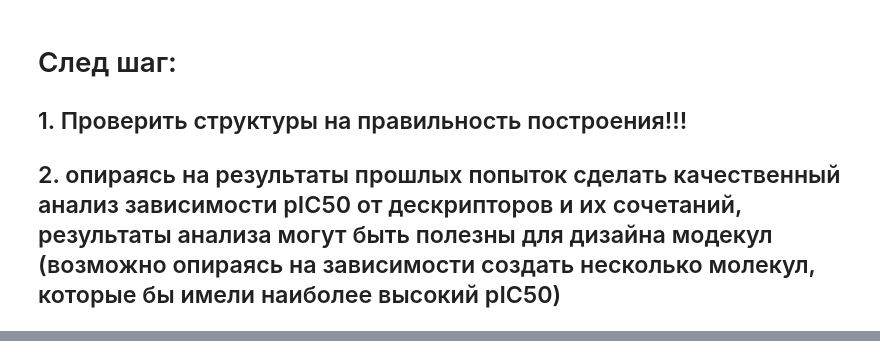
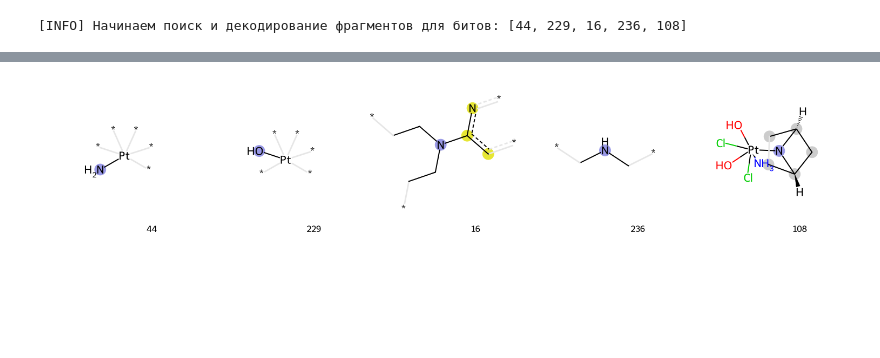
Before and after one commit to iaroslavbelavskii/anticancer-ml-project, a Jupyter notebook: ANTICANCER ACTIVITY FINAL/interpretation.ipynb, the cells around one changed output, grey strips where cells are left out. Cells and saved outputs as stored; diff of their text form; code cells hidden in the pictures; blank space fills up the shorter version.

```diff
--- a/ANTICANCER ACTIVITY FINAL/interpretation.ipynb
+++ b/ANTICANCER ACTIVITY FINAL/interpretation.ipynb
@@ -305,4 +52,71 @@ display(img_rh)
-# %% [markdown]
-# След шаг:
-## 1. Проверить структуры на правильность построения!!!
-## 2. опираясь на результаты прошлых попыток сделать качественный анализ зависимости pIC50 от дескрипторов и их сочетаний, результаты анализа могут быть полезны для дизайна модекул (возможно опираясь на зависимости создать несколько молекул, которые бы имели наиболее высокий pIC50)
+# %%
+import pandas as pd
+import numpy as np
+from rdkit import Chem
+from rdkit.Chem import AllChem, Draw
+
+# 1. ЗАГРУЗКА ДАТАСЕТА И ОПРЕДЕЛЕНИЕ ТОП-БИТОВ
+df = pd.read_csv("dataset_with_all_descriptors.csv")
+
+# Топ-5 активирующих битов из твоей синергии моделей (Ridge + CatBoost)
+top_bits = [44, 229, 16, 236, 108]
+
+print(f"[INFO] Начинаем поиск и декодирование фрагментов для битов: {top_bits}")
+
+# Словарь для хранения примеров молекул и ИСХОДНОГО bitInfo для каждого бита
+bit_examples = {}
+
+# 2. ПОИСК И ДЕКОДИРОВАНИЕ ФРАГМЕНТОВ ЧЕРЕЗ BITINFO
+for idx, row in df.iterrows():
+    smiles = row['canonical_smiles']
+    mol = Chem.MolFromSmiles(smiles)
+    if mol is None:
+        continue
+
+    # Собираем информацию о битах
+    bit_info = {}
+    fp = AllChem.GetMorganFingerprintAsBitVect(mol, radius=2, nBits=256, bitInfo=bit_info)
+
+    # Проверяем, какие из топ-битов присутствуют в данной молекуле
+    for bit in top_bits:
+        if bit in bit_info and bit not in bit_examples:
+            # Важно: сохраняем саму молекулу, номер бита и ПОЛНЫЙ словарь bit_info
+            bit_examples[bit] = {
+                'mol': mol,
+                'bit_id': bit,
+                'bit_info': bit_info
+            }
+
+    # Если нашли примеры для всех битов, останавливаем цикл
+    if len(bit_examples) == len(top_bits):
+        break
+
+# 3. ПОДГОТОВКА ДАННЫХ К ОТРИСОВКЕ
+tpls_to_draw = []
+legends = []
+
+for bit in top_bits:
+    if bit in bit_examples:
+        ex = bit_examples[bit]
+        # Формируем кортеж строго по стандарту RDKit: (mol, bitId, bitInfo)
+        tpls_to_draw.append((ex['mol'], ex['bit_id'], ex['bit_info']))
+        legends.append(f"Бит №{bit}")
+    else:
+        print(f"[WARNING] Не найдено примеров для бита №{bit} в датасете.")
+
+# 4. ПРЯМОЙ ВЫВОД В КОНСОЛЬ JUPYTER
+if tpls_to_draw:
+    # Генерируем Grid-изображение фрагментов по правильным кортежам
+    grid_img = Draw.DrawMorganBits(
+        tpls_to_draw,
+        molsPerRow=5,
+        subImgSize=(300, 300),
+        legends=legends
+    )
+
+    # Выводим в консоль Jupyter
+    display(grid_img)
+else:
+    print("[ERROR] Не удалось визуализировать фрагменты.")
+# %% [output]
+[INFO] Начинаем поиск и декодирование фрагментов для битов: [44, 229, 16, 236, 108]
@@ -308,0 +140 @@ display(img_rh)
+[figure, added]
```
Also changed, not shown: parts of 25 cells of this notebook, 16 other files.
